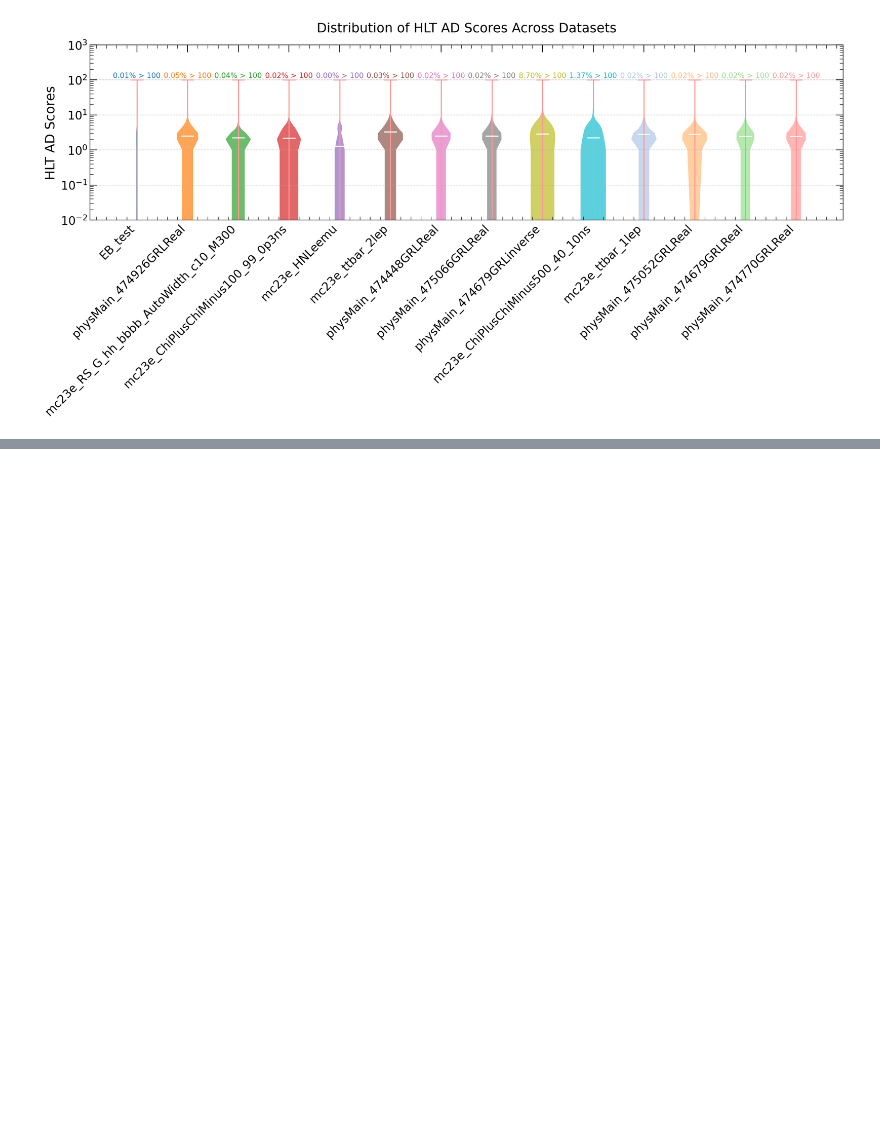
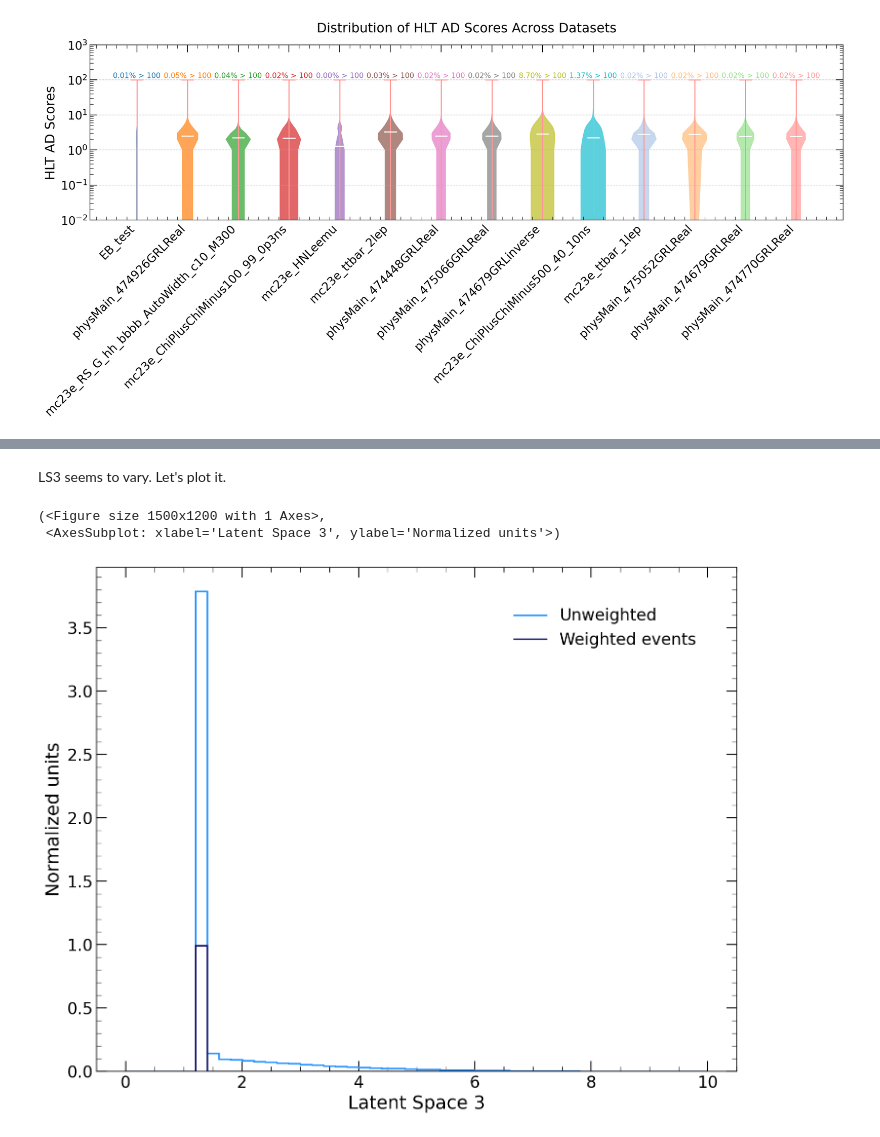
Before and after one commit to clairedavid/atlas_ad_hlt_studies, a Jupyter notebook: notebooks/HLTAD_plots_Claire_v04_regionLabels.ipynb, the cells around one changed output, grey strips where cells are left out. Saved outputs shown, nothing was run; the diff lists cells and outputs as text; code cells hidden in the pictures; blank space fills up the shorter version.

```diff
--- a/notebooks/HLTAD_plots_Claire_v04_regionLabels.ipynb
+++ b/notebooks/HLTAD_plots_Claire_v04_regionLabels.ipynb
@@ -122,0 +180,8 @@ fig, ax = pviolin.plot_AD_scores_violin(dataframes, score_limit=100, ylog=True)
+# %% [markdown]
+LS3 seems to vary. Let's plot it.
+# %%
+pls.plot_latent_space_1D(dataframes, 'EB_test', 'LS3', 'Latent Space 3', x_max=10, nbins=50)
+# %% [output]
+(<Figure size 1500x1200 with 1 Axes>,
+ <AxesSubplot: xlabel='Latent Space 3', ylabel='Normalized units'>)
+[figure, added]
```
Also changed, not shown: parts of 9 cells of this notebook.
